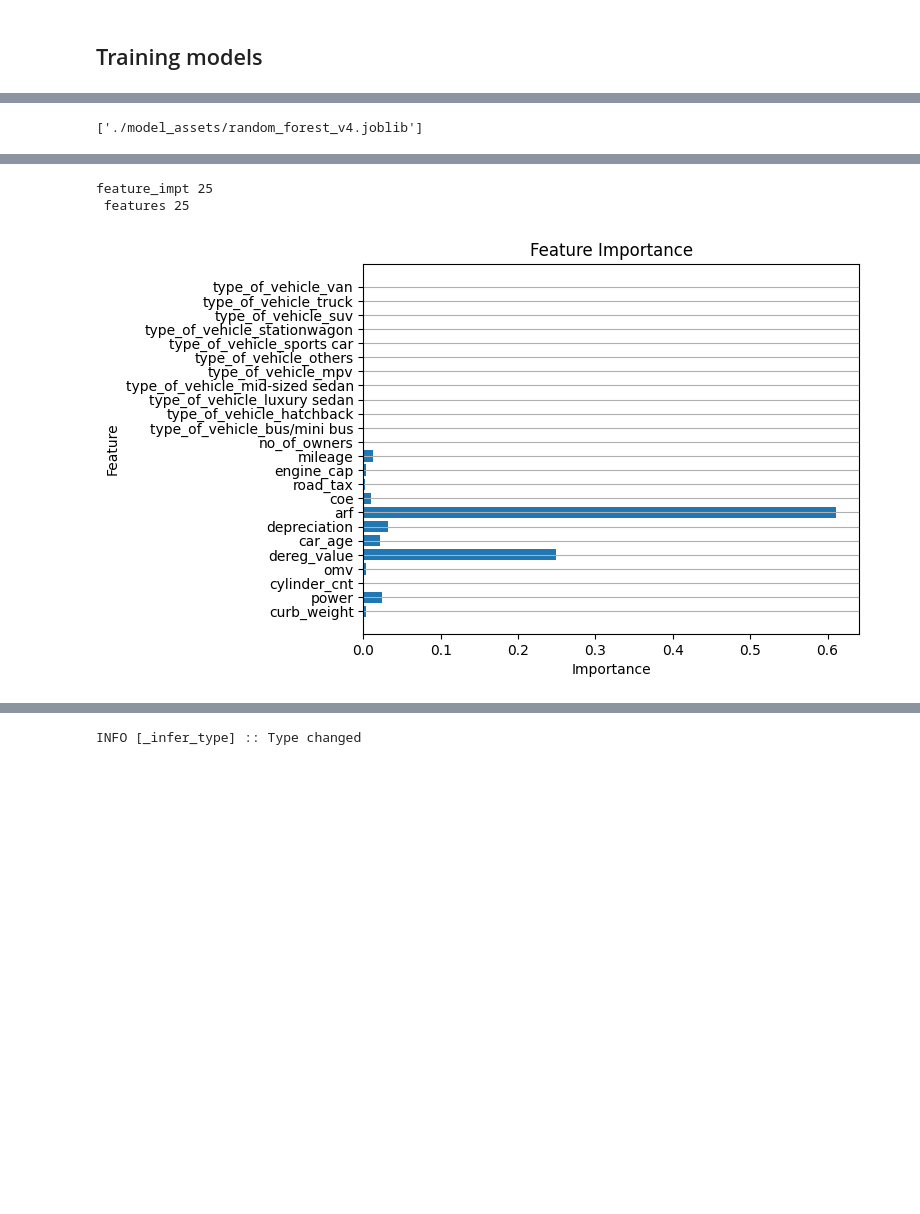
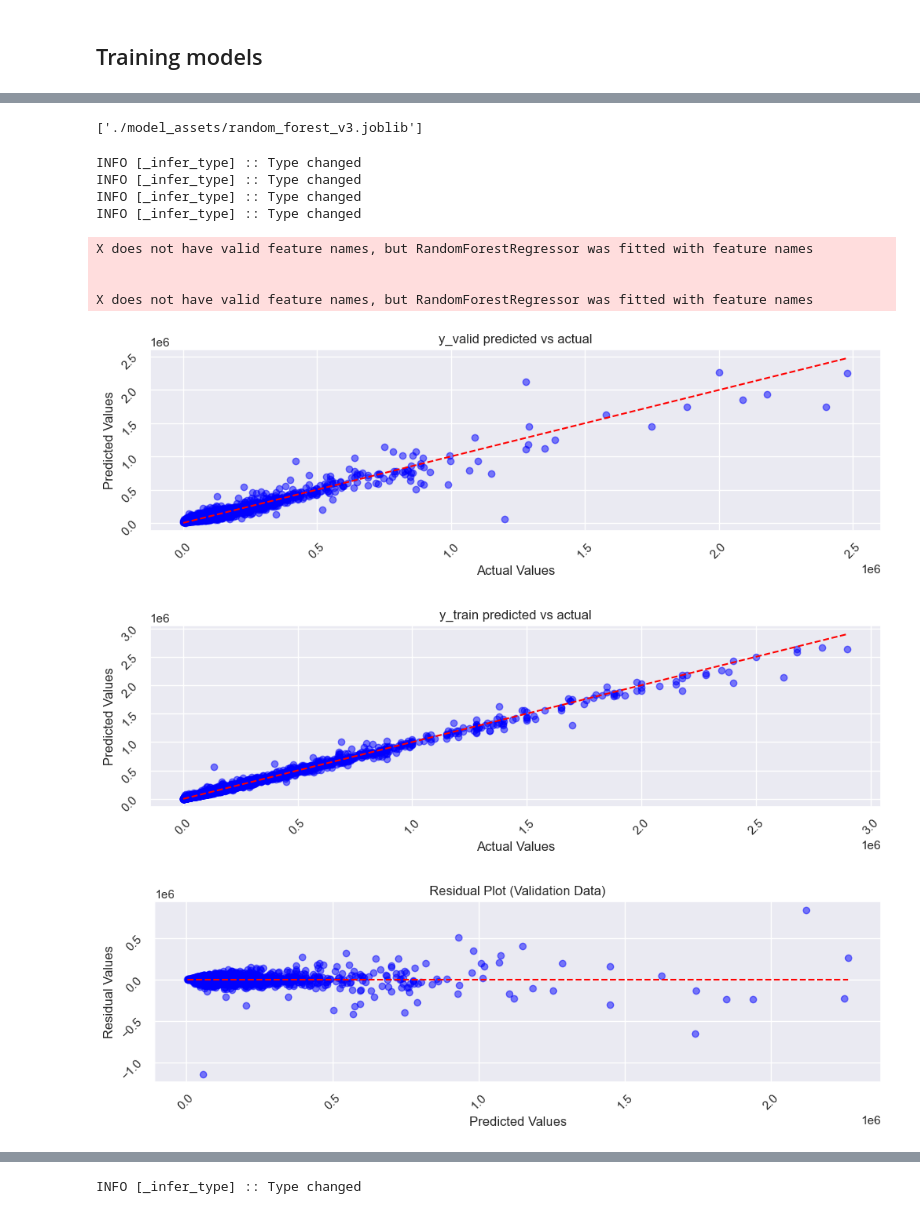
Before and after one commit to melloo21/CS5228_project, a Jupyter notebook: Combined_EDA.ipynb, the cells around one changed output, grey strips where cells are left out. Saved outputs shown, nothing was run; the diff lists cells and outputs as text; code cells hidden in the pictures; blank space fills up the shorter version.

```diff
--- a/Combined_EDA.ipynb
+++ b/Combined_EDA.ipynb
@@ -604,11 +584,10 @@ dtype: int64
 # %%
 # display(HTML(train_df.head(50).to_html()))
-# 'dereg_value', 'car_age', 'depreciation', 'arf','coe', 'road_tax',
-features = ['curb_weight', 'power', 'cylinder_cnt', 'omv', 'dereg_value', 'car_age', 'depreciation', 'arf','coe', 'road_tax',
+features = ['curb_weight', 'power', 'cylinder_cnt', 'omv',
        'engine_cap', 'depreciation', 'mileage', 'no_of_owners','type_of_vehicle_bus/mini bus', 'type_of_vehicle_hatchback',
        'type_of_vehicle_luxury sedan', 'type_of_vehicle_mid-sized sedan',
        'type_of_vehicle_mpv', 'type_of_vehicle_others',
        'type_of_vehicle_sports car', 'type_of_vehicle_stationwagon',
        'type_of_vehicle_suv', 'type_of_vehicle_truck', 'type_of_vehicle_van']
 
-# train_df[features].isna().sum()
+train_df[features].isna().sum()
@@ -670,12 +670,12 @@ Best Parameters: {'max_depth': 8, 'min_samples_split': 10, 'n_estimators': 150}
 import joblib
 
 # Save model
-model_name = "random_forest_v4"
+model_name = "random_forest_v3"
 save_path = f"./model_assets"
 # Save the trained model
 joblib.dump(best_model, f"{save_path}/{model_name}.joblib")
 # %% [output]
-['./model_assets/random_forest_v4.joblib']
+['./model_assets/random_forest_v3.joblib']
 # %%
 import joblib
 import plotly.express as px
@@ -754,9 +754,20 @@ def mini_reg_evaluate(
     plt.yticks(rotation=45)
     plt.show()
 # %%
-model_name = "random_forest_v4"
+model_name = "random_forest_v3"
 save_path = f"./model_assets"
 
-model = joblib.load(f"{save_path}/{model_name}.joblib")
-# mini_reg_evaluate(df_train_tuple=(X_train, y_train),
-# df_valid_tuple=( X_val,y_val),model_name=model_name, save_path=save_path)
+mini_reg_evaluate(df_train_tuple=(X_train, y_train),
+df_valid_tuple=( X_val,y_val),model_name=model_name, save_path=save_path)
+# %% [output]
+INFO [_infer_type] :: Type changed
+INFO [_infer_type] :: Type changed
+INFO [_infer_type] :: Type changed
+INFO [_infer_type] :: Type changed
+X does not have valid feature names, but RandomForestRegressor was fitted with feature names
+
+
+X does not have valid feature names, but RandomForestRegressor was fitted with feature names
+[figure, added]
+[figure, added]
+[figure, added]
@@ -763,10 +774,0 @@ model = joblib.load(f"{save_path}/{model_name}.joblib")
-# %%
-model_name = "random_forest_v4"
-save_path = f"./model_assets"
-
-reg_evaluate = RegressionEvaluate(model_weight_path= save_path)
-reg_evaluate._plot_feature_immportance(model_name, features)
-# %% [output]
-feature_impt 25
- features 25
-[figure, removed]
```
Also changed, not shown: parts of 23 cells of this notebook, 25 other files.
